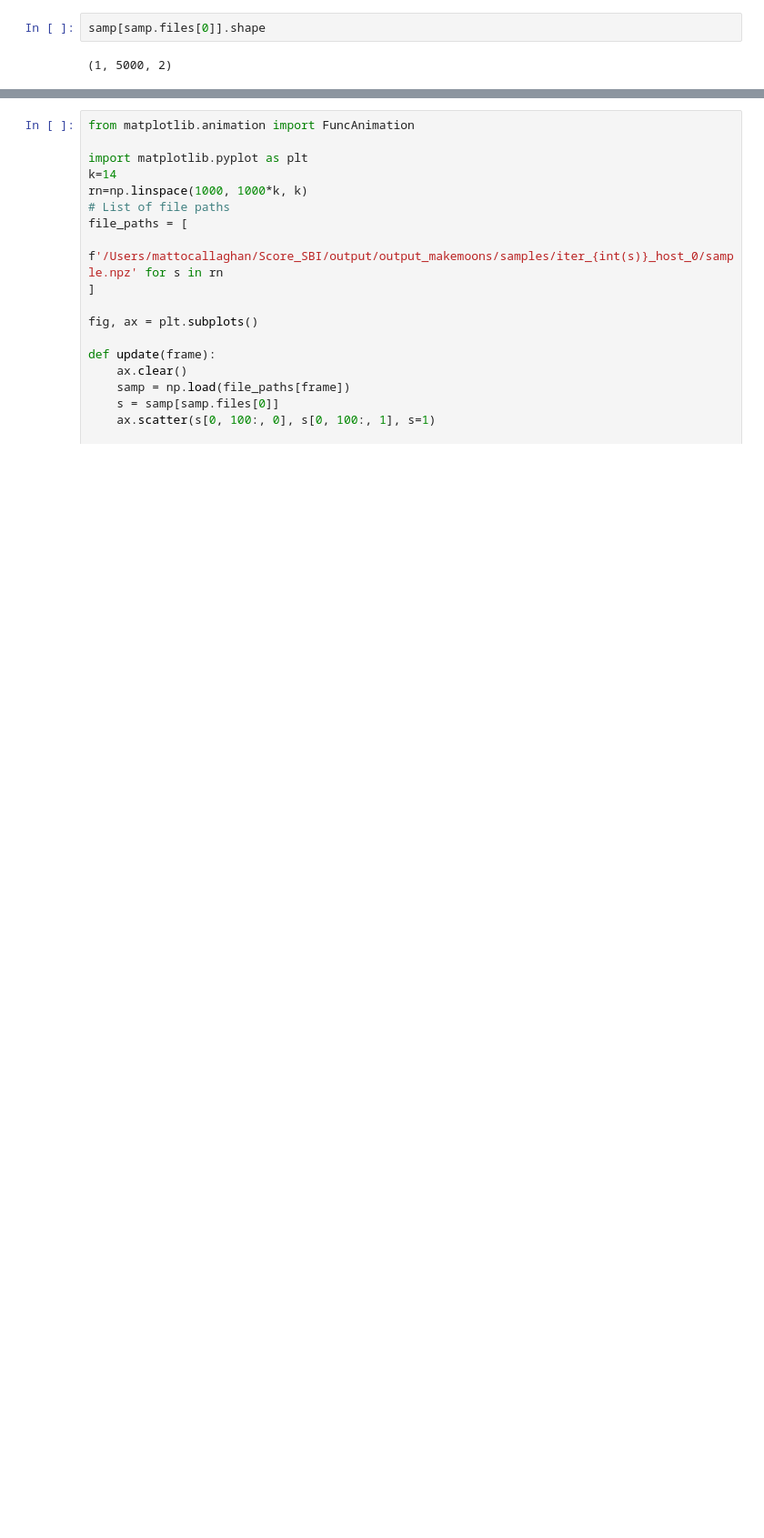
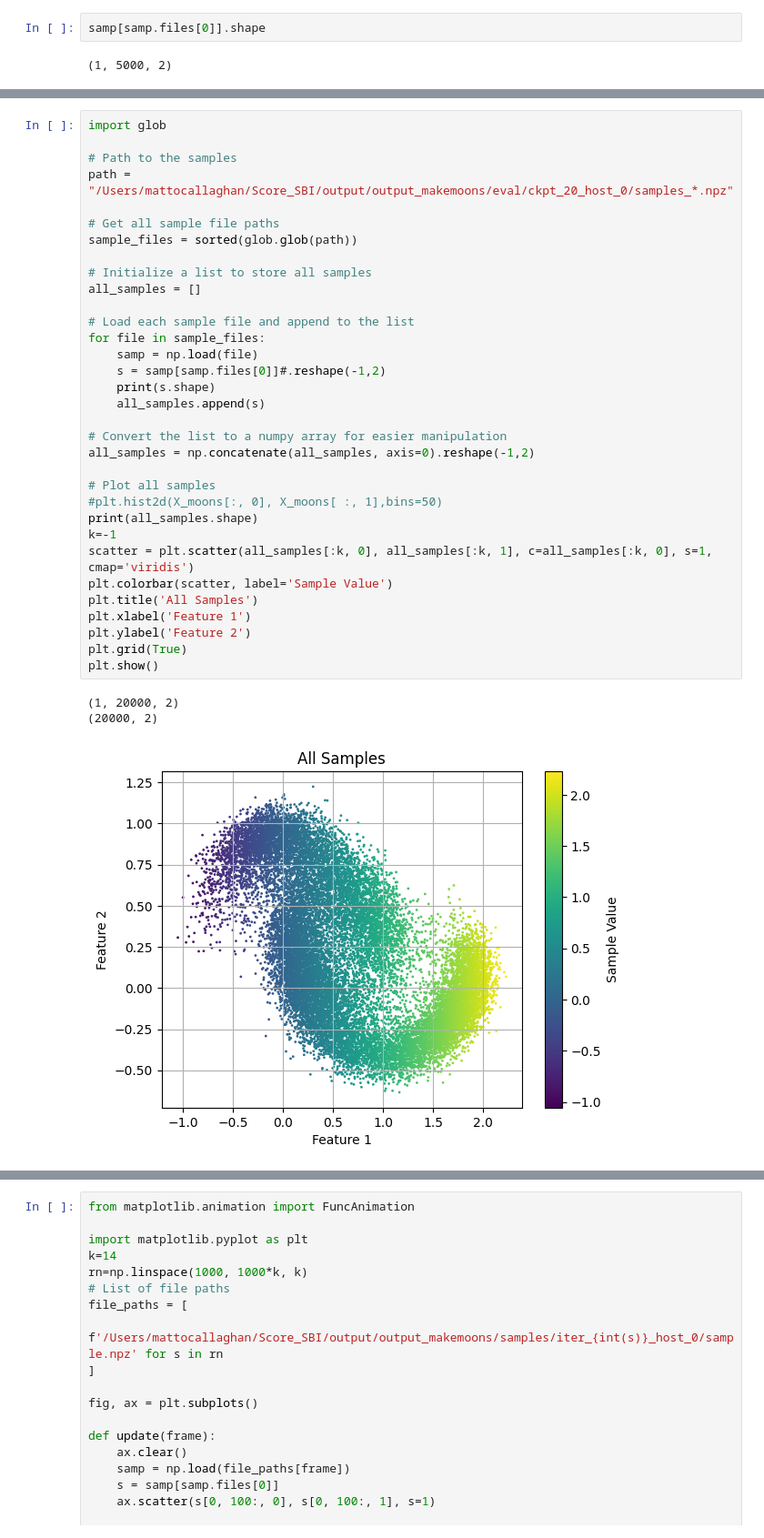
Before and after one commit to mattocallaghan/Score_SBI, a Jupyter notebook: plots.ipynb, the cells around one changed output, grey strips where cells are left out. Shown at 91% size. Saved outputs shown, nothing was run; the diff lists cells and outputs as text; blank space fills up the shorter version.

```diff
--- a/plots.ipynb
+++ b/plots.ipynb
@@ -42,0 +42,37 @@ MovieWriter imagemagick unavailable; using Pillow instead.
+# %%
+import glob
+
+# Path to the samples
+path = "/Users/mattocallaghan/Score_SBI/output/output_makemoons/eval/ckpt_20_host_0/samples_*.npz"
+
+# Get all sample file paths
+sample_files = sorted(glob.glob(path))
+
+# Initialize a list to store all samples
+all_samples = []
+
+# Load each sample file and append to the list
+for file in sample_files:
+    samp = np.load(file)
+    s = samp[samp.files[0]]#.reshape(-1,2)
+    print(s.shape)
+    all_samples.append(s)
+
+# Convert the list to a numpy array for easier manipulation
+all_samples = np.concatenate(all_samples, axis=0).reshape(-1,2)
+
+# Plot all samples
+#plt.hist2d(X_moons[:, 0], X_moons[ :, 1],bins=50)
+print(all_samples.shape)
+k=-1
+scatter = plt.scatter(all_samples[:k, 0], all_samples[:k, 1], c=all_samples[:k, 0], s=1, cmap='viridis')
+plt.colorbar(scatter, label='Sample Value')
+plt.title('All Samples')
+plt.xlabel('Feature 1')
+plt.ylabel('Feature 2')
+plt.grid(True)
+plt.show()
+# %% [output]
+(1, 20000, 2)
+(20000, 2)
+[figure, added]
```
Also changed, not shown: parts of 16 cells of this notebook, 12 other files.
